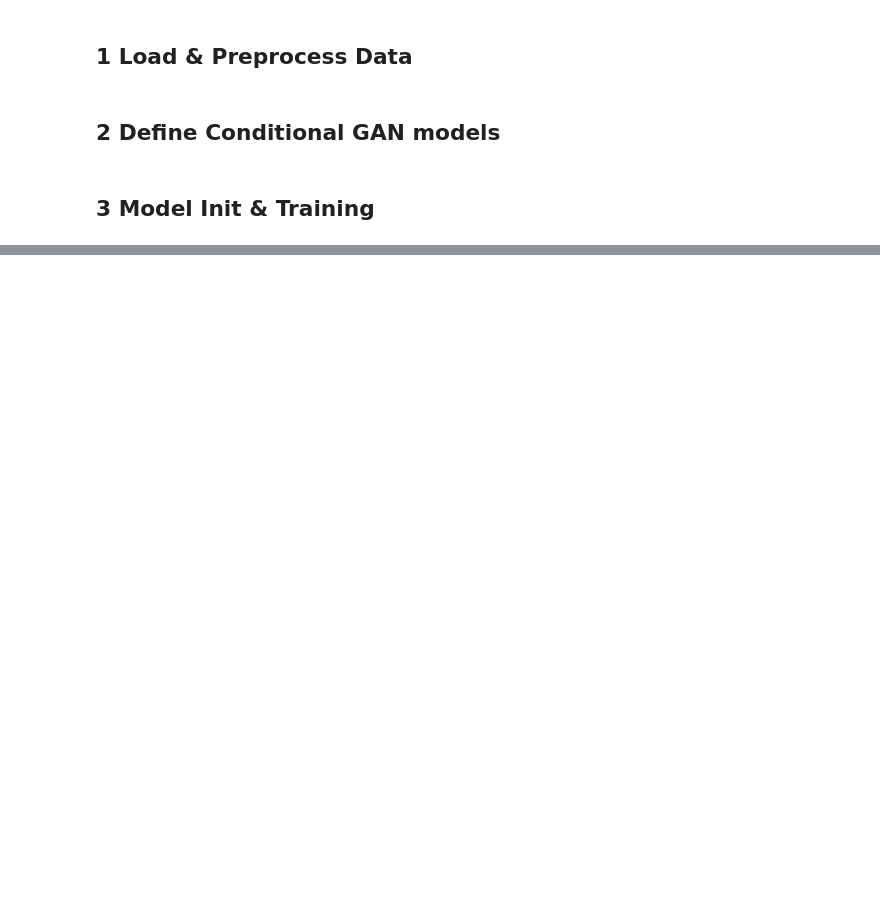
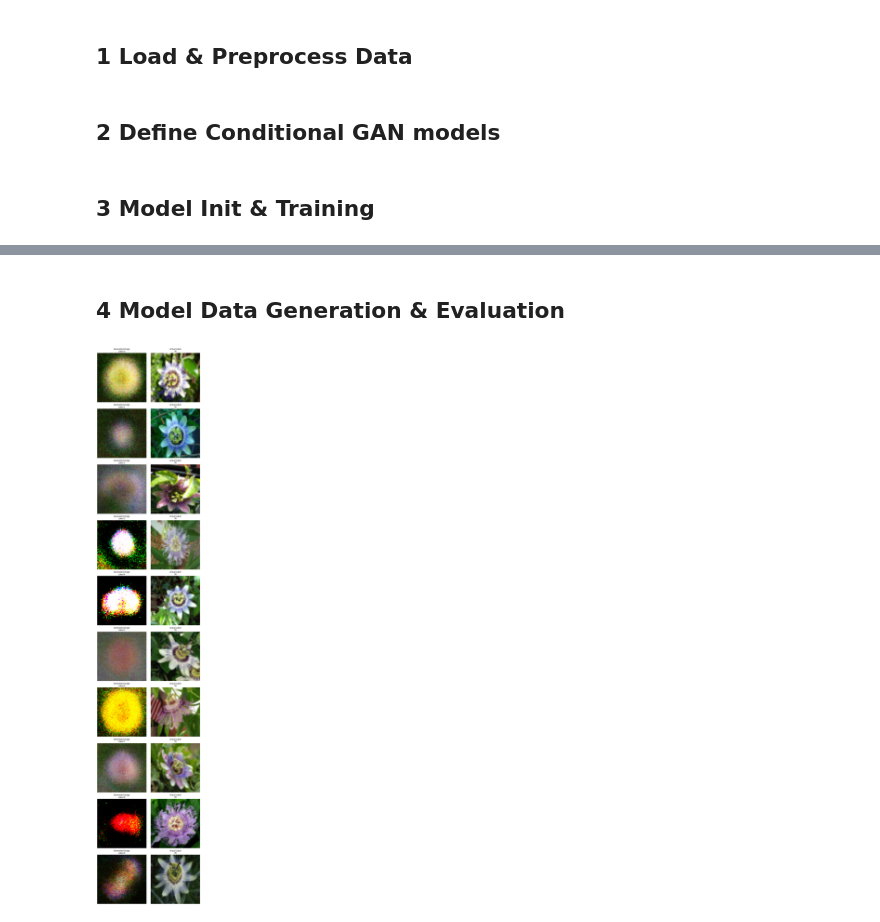
Before and after one commit to AIwithLucas/Generative-AI, a Jupyter notebook: 1_Generative-Adversarial-Networks/3_text_to_Image/Conditional_GAN_text_to_image.ipynb, the cells around one changed output, grey strips where cells are left out. Saved outputs shown, nothing was run; the diff lists cells and outputs as text; code cells hidden in the pictures; blank space fills up the shorter version.

Commit message:
Complete conditional GAN text to image generator

```diff
--- a/1_Generative-Adversarial-Networks/3_text_to_Image/Conditional_GAN_text_to_image.ipynb
+++ b/1_Generative-Adversarial-Networks/3_text_to_Image/Conditional_GAN_text_to_image.ipynb
@@ -96,8 +96,11 @@ class ConditionalDiscriminator(nn.Module):
         super(ConditionalDiscriminator, self).__init__()
         self.label_embedding = nn.Embedding(num_classes, label_dim) # create embedding layer to map label indices (102 different flowers)
         self.model = nn.Sequential(
-            nn.Linear(3 * image_size * image_size + label_dim, 512), # input to Discriminator is output from Generator + label_dim
+            nn.Linear(3 * image_size * image_size + label_dim, 1024), # input to Discriminator is output from Generator + label_dim
             nn.LeakyReLU(0.2), # to prevent vanishing gradient
+            nn.Linear(1024, 512),
+            nn.LeakyReLU(0.2),
+            nn.Dropout(0.3),
             nn.Linear(512, 256),
             nn.LeakyReLU(0.2),
             nn.Linear(256, 1),
@@ -126,8 +129,8 @@ discriminator = ConditionalDiscriminator(label_dim, num_classes)
 
 # Loss & Optim
 criterion = nn.BCELoss()
-optim_g = optim.Adam(generator.parameters(), lr=lr)
-optim_d = optim.Adam(discriminator.parameters(), lr=lr)
+optim_g = optim.Adam(generator.parameters(), lr=0.0002)
+optim_d = optim.Adam(discriminator.parameters(), lr=0.0001)
 # %%
 # Training Loop
 for epoch in range(n_epochs):
@@ -186,0 +202,50 @@ Epoch [8/100], Step [50/128], D Loss: 0.0153, G Loss: 7.5377
+# %% [markdown]
+## 4 Model Data Generation & Evaluation
+# %%
+def generate_and_display_images(generator, latent_dim, num_classes, dataset, num_images=10):
+    generator.eval()  # Set generator to eval mode
+
+    # Create a figure with multiple subplots: 10 rows and 2 columns
+    fig, axes = plt.subplots(num_images, 2, figsize=(10, num_images * 5))
+
+    for i in range(num_images):
+        label = i % num_classes  # Use a different label for each row (this can be adjusted based on your need)
+
+        # Generate random noise
+        noise = torch.randn(1, latent_dim)  # Generate random noise for each image
+        label_tensor = torch.tensor([label], dtype=torch.long)  # Convert label to tensor
+
+        # Generate Image
+        with torch.no_grad():  # Speed up computations by disabling gradient calculation
+            generated_image = generator(noise, label_tensor)
+
+        # Convert generated image to numpy and set dimensions (channel x height x width -> height x width x channel)
+        generated_img = generated_image.squeeze().permute(1, 2, 0).numpy()
+
+        # Scale image to [0, 1] range
+        generated_img = (generated_img + 1) / 2
+
+        # Plot generated image
+        axes[i, 0].imshow(generated_img)
+        axes[i, 0].axis('off')  # Turn off axes for better visual presentation
+        axes[i, 0].set_title(f"Generated Image\nLabel {label}")
+
+        # Fetch the actual image corresponding to the label from the dataset
+        actual_image, actual_label = dataset[label]  # Get image and label from dataset
+
+        # Convert the actual image tensor to a NumPy array for plotting
+        actual_image = actual_image.permute(1, 2, 0).numpy()  # Convert to HWC format (Height x Width x Channels)
+        actual_image = (actual_image + 1) / 2  # Scale image to [0, 1] range
+
+        # Plot the actual image
+        axes[i, 1].imshow(actual_image)
+        axes[i, 1].axis('off')  # Turn off axes for better visual presentation
+        axes[i, 1].set_title(f"Actual Label\n{actual_label.item()}")
+
+    plt.tight_layout()  # Ensure there is no overlap between images
+    plt.show()
+
+# Example usage
+generate_and_display_images(generator, latent_dim, num_classes, dataset, num_images=10)
+# %% [output]
+[figure, added]
```
Also changed, not shown: parts of 2 cells of this notebook.
